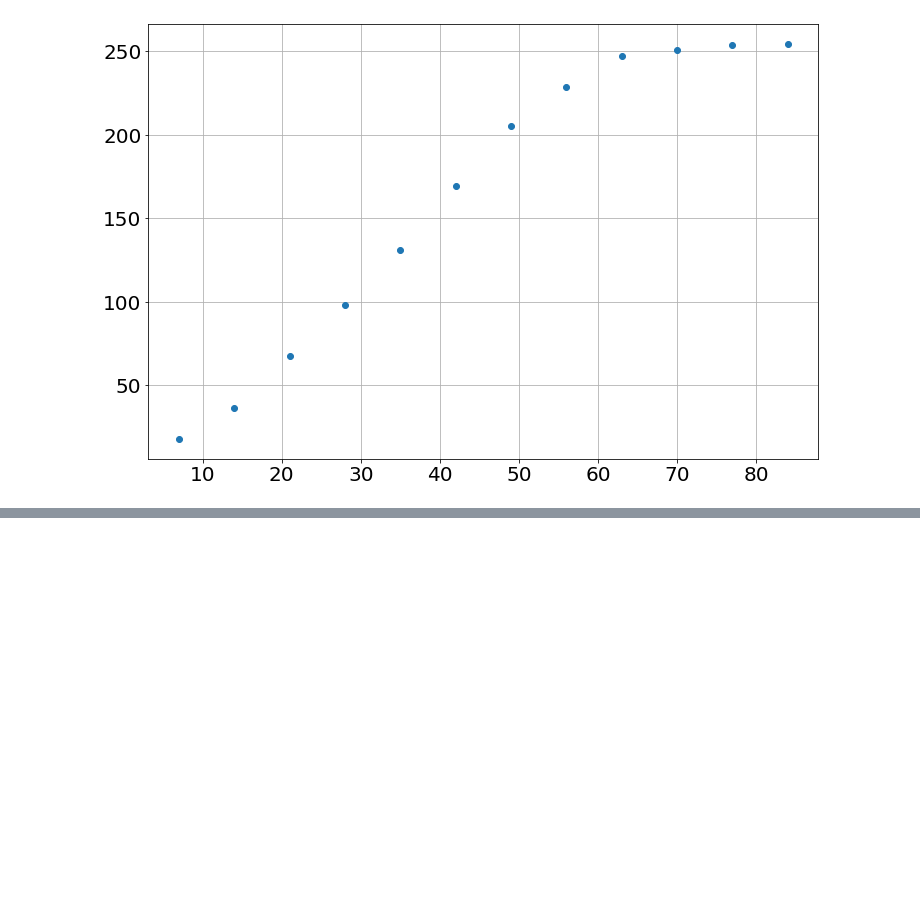
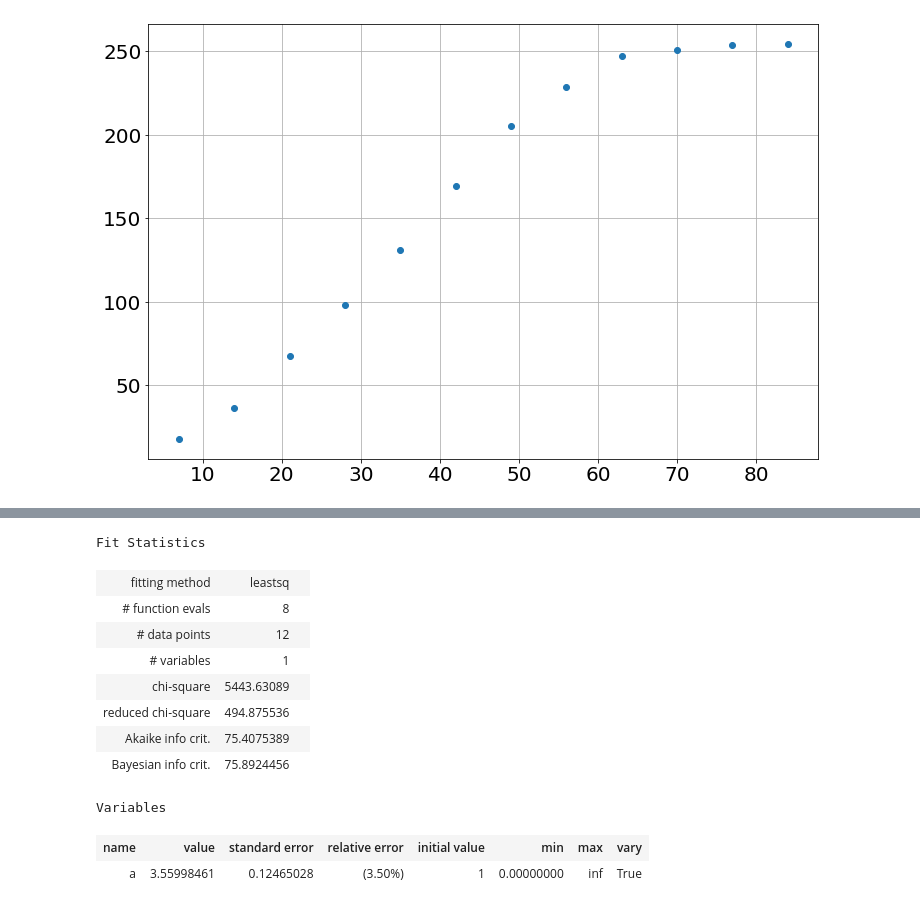
Before and after one commit to bblais/Computer-Programming-for-the-Sciences-Spring-2022, a Jupyter notebook: Sprint #3 - Parameter Fitting and Scientific Questions/2022-03-22 - lmfit with pyndamics.ipynb, the cells around one changed output, grey strips where cells are left out. Drawn from its saved outputs; the diff is of its cells as text; code cells hidden in the pictures; blank space fills up the shorter version.

```diff
--- a/Sprint #3 - Parameter Fitting and Scientific Questions/2022-03-22 - lmfit with pyndamics.ipynb
+++ b/Sprint #3 - Parameter Fitting and Scientific Questions/2022-03-22 - lmfit with pyndamics.ipynb
@@ -16,0 +28,18 @@ plot(t_data,h_data,'o')
+# %%
+results=fit(sim,
+           Parameter("a",value=1,min=0))
+# %%
+results
+# %% [output]
+Fit Statistics
+| fitting method | leastsq |  |
+| # function evals | 8 |  |
+| # data points | 12 |  |
+| # variables | 1 |  |
+| chi-square | 5443.63089 |  |
+| reduced chi-square | 494.875536 |  |
+| Akaike info crit. | 75.4075389 |  |
+| Bayesian info crit. | 75.8924456 |  |
+Variables
+| name | value | standard error | relative error | initial value | min | max | vary |
+| a | 3.55998461 | 0.12465028 | (3.50%) | 1 | 0.00000000 | inf | True |
```
Also changed, not shown: parts of 4 cells of this notebook, 1 other file.
